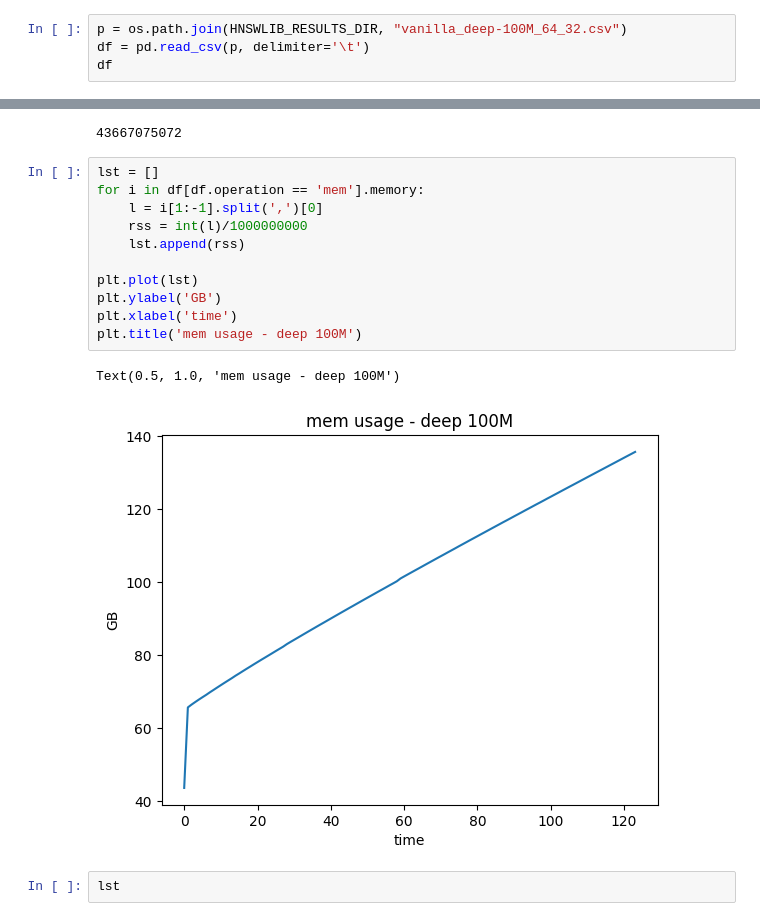
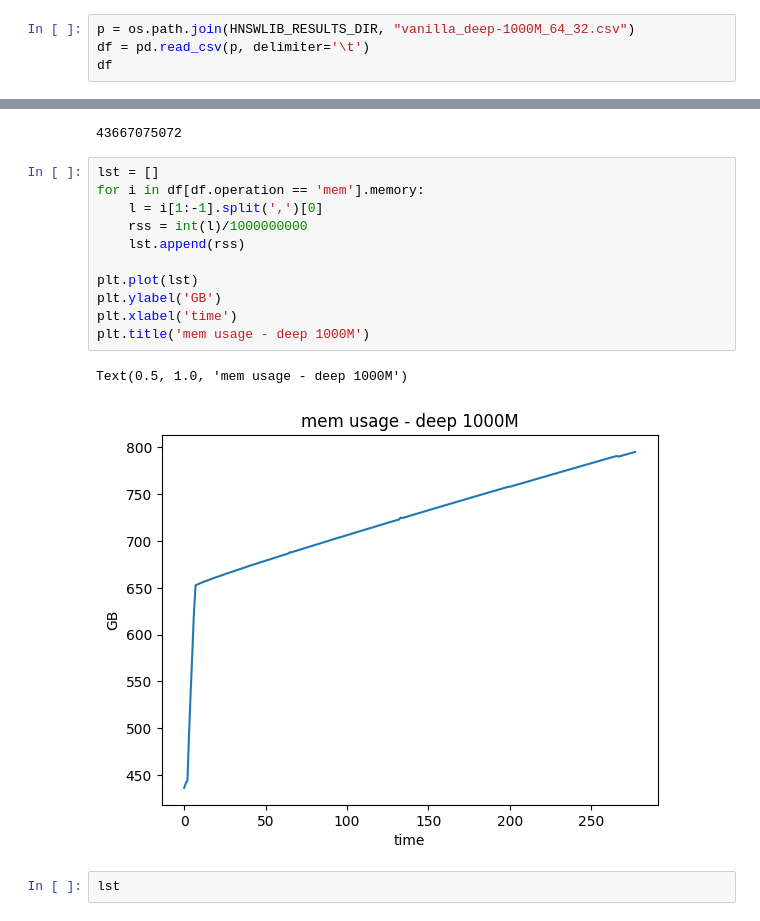
Before and after one commit to iamsabhoho/hnswlib, a Jupyter notebook: gsi/analyze.ipynb, the cells around one changed output, grey strips where cells are left out. Drawn from its saved outputs; the diff is of its cells as text.

Commit message:
update graph

```diff
--- a/gsi/analyze.ipynb
+++ b/gsi/analyze.ipynb
@@ -17,7 +17,7 @@ import numpy as np
 %matplotlib inline
 import ipywidgets as widgets
 # %%
-p = os.path.join(HNSWLIB_RESULTS_DIR, "vanilla_deep-100M_64_32.csv")
+p = os.path.join(HNSWLIB_RESULTS_DIR, "vanilla_deep-1000M_64_32.csv")
 df = pd.read_csv(p, delimiter='\t')
 df
 # %% [output]
@@ -41,17 +41,17 @@ int(df[df.operation == 'mem'].memory[0][1:-1].split(',')[0])
 # %%
 lst = []
 for i in df[df.operation == 'mem'].memory:
     l = i[1:-1].split(',')[0]
     rss = int(l)/1000000000
     lst.append(rss)
 
 plt.plot(lst)
 plt.ylabel('GB')
 plt.xlabel('time')
-plt.title('mem usage - deep 100M')
+plt.title('mem usage - deep 1000M')
 # %% [output]
-Text(0.5, 1.0, 'mem usage - deep 100M')
+Text(0.5, 1.0, 'mem usage - deep 1000M')
-[figure, old version]
+[figure, new version]
 # %%
 lst
 # %% [output]
```
Also changed, not shown: parts of 1 cell of this notebook.
